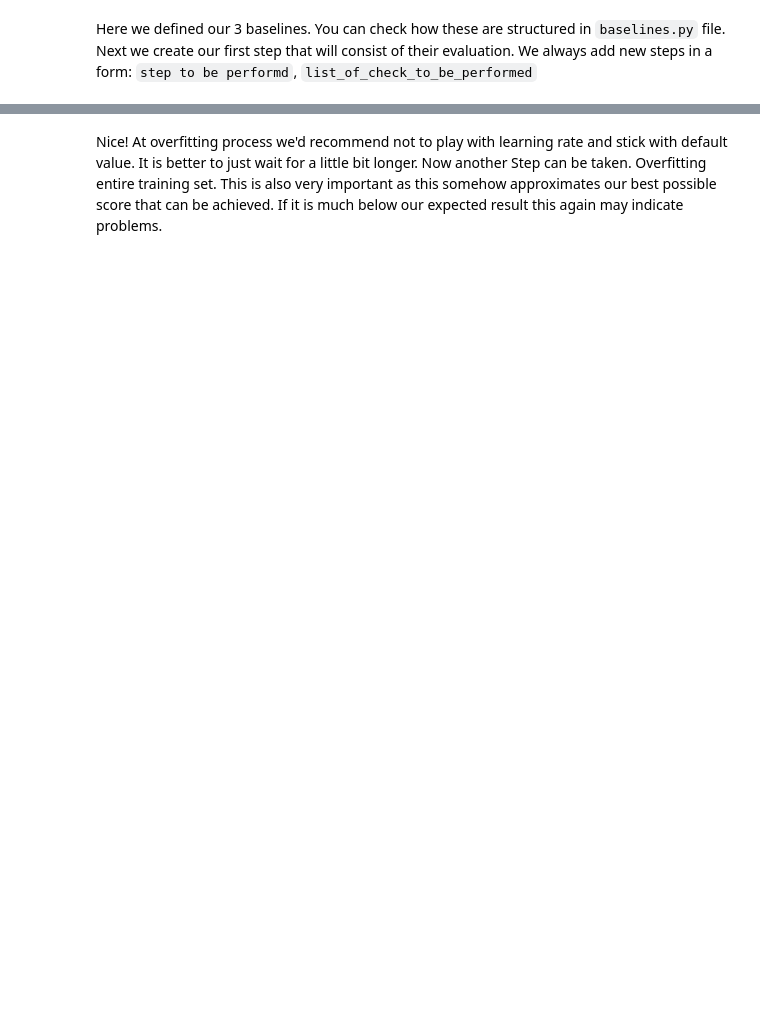
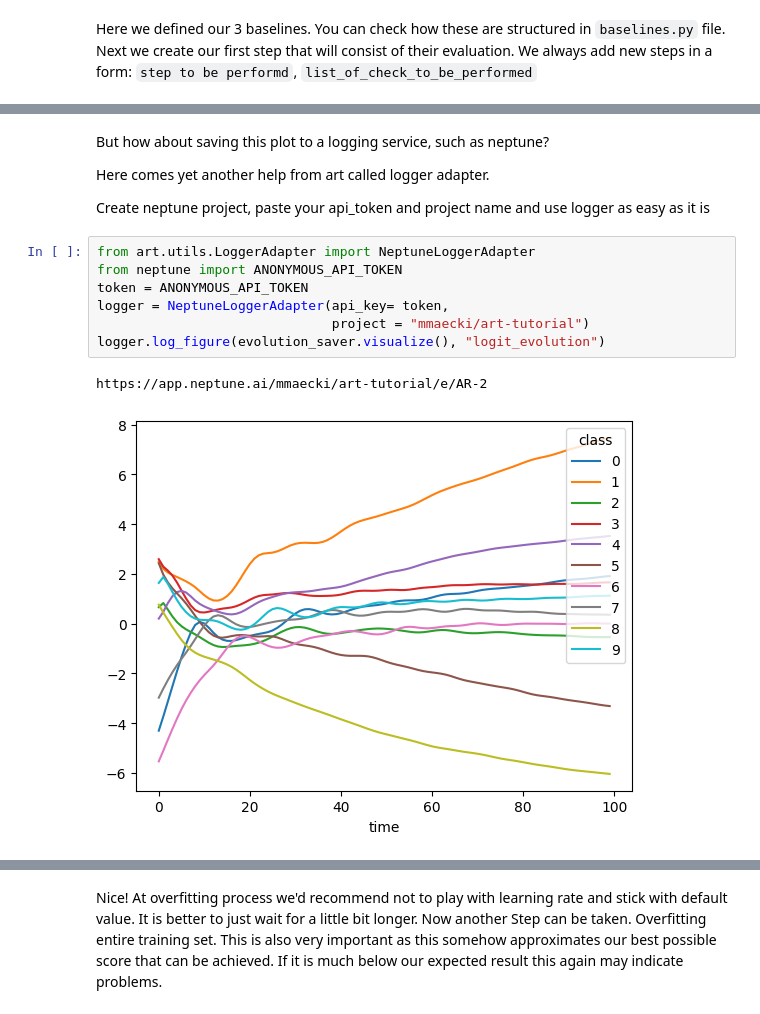
Before and after one commit to SebChw/ART-Templates, a Jupyter notebook: template/exp1/tutorial.ipynb, the cells around one changed output, grey strips where cells are left out. Cells and saved outputs as stored; diff of their text form; blank space fills up the shorter version.

```diff
--- a/template/exp1/tutorial.ipynb
+++ b/template/exp1/tutorial.ipynb
@@ -285 +345,17 @@ evolution_saver.visualize()
+# %% [markdown]
+But how about saving this plot to a logging service, such as neptune?
+
+Here comes yet another help from art called logger adapter.
+
+Create neptune project, paste your api_token and project name and use logger as easy as it is
+# %%
+from art.utils.LoggerAdapter import NeptuneLoggerAdapter
+from neptune import ANONYMOUS_API_TOKEN
+token = ANONYMOUS_API_TOKEN
+logger = NeptuneLoggerAdapter(api_key= token,
+                              project = "mmaecki/art-tutorial")
+logger.log_figure(evolution_saver.visualize(), "logit_evolution")
+# %% [output]
+https://app.neptune.ai/mmaecki/art-tutorial/e/AR-2
+[figure, added]
 # %% [markdown]
```
Also changed, not shown: parts of 43 cells of this notebook.
